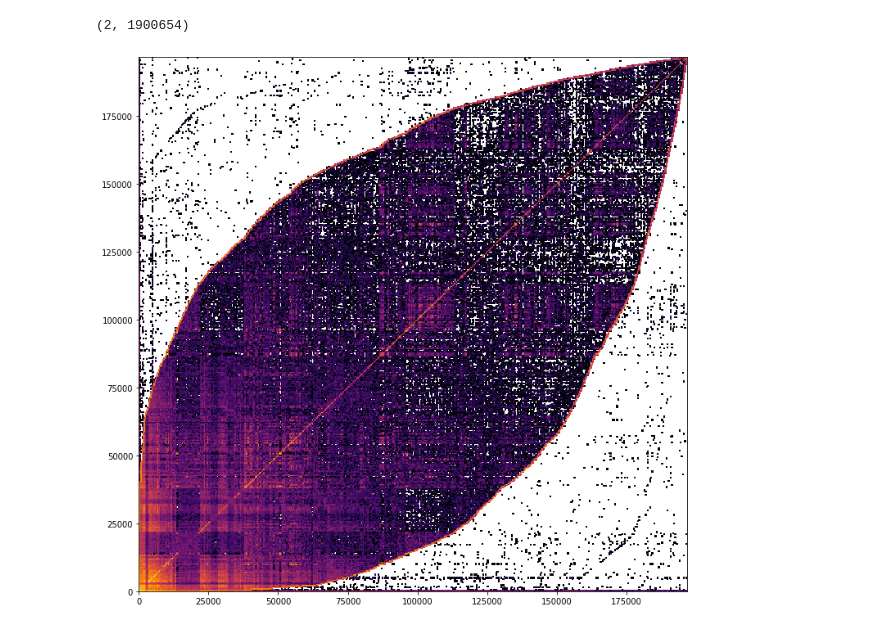
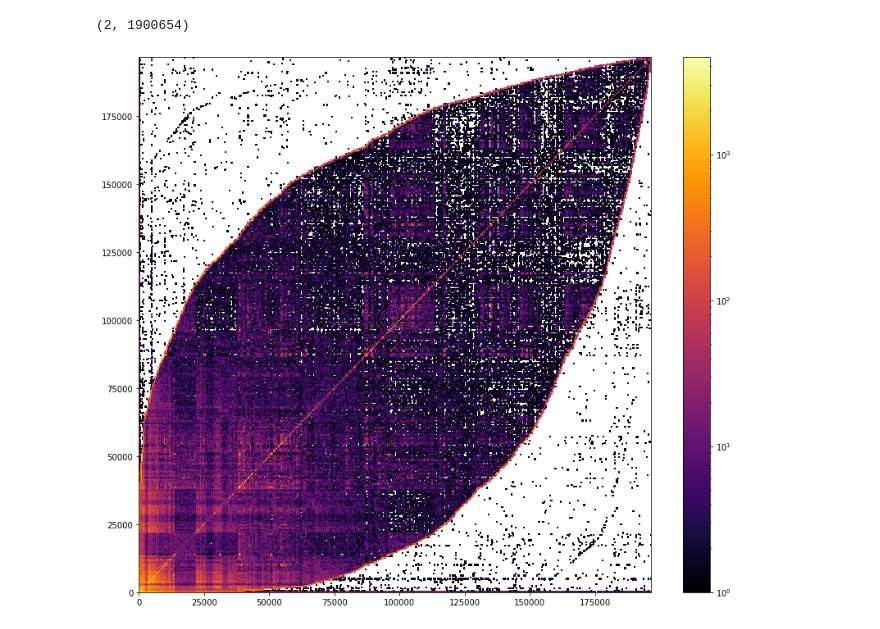
Before and after one commit to denisuzhva/ML_task4, a Jupyter notebook: Src/DataVisualizer.ipynb, the cells around one changed output. Cells and saved outputs as stored; diff of their text form; code cells hidden in the pictures.

```diff
--- a/Src/DataVisualizer.ipynb
+++ b/Src/DataVisualizer.ipynb
@@ -9,8 +9,9 @@ print(gowalla_edges.shape)
 # %% [output]
 (2, 1900654)
 # %%
-plt.figure(figsize=(12, 12))
+plt.figure(figsize=(14, 12))
 plt.hist2d(gowalla_edges[0], gowalla_edges[1], bins=500, cmap='inferno', norm=LogNorm())
+plt.colorbar()
 plt.show()
 # %% [output]
-[figure, old version]
+[figure, new version]
```
Also changed, not shown: 2 other files.
